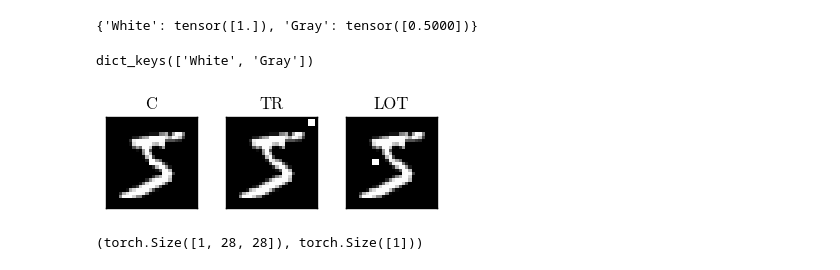
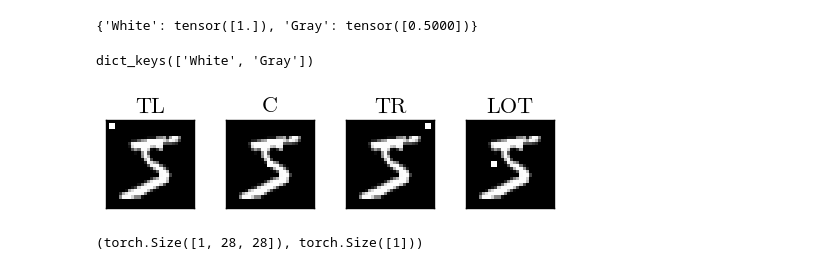
Before and after one commit to nishant-ingle/backdoors, a Jupyter notebook: pixel-conv2d-location.ipynb, the cells around one changed output. Saved outputs shown, nothing was run; the diff lists cells and outputs as text; code cells hidden in the pictures.

Commit message:
Kaggle Notebook | pixel conv2d location | Version 12

```diff
--- a/pixel-conv2d-location.ipynb
+++ b/pixel-conv2d-location.ipynb
@@ -115,7 +115,7 @@ def show_n_images(dataset, n=10):
 white = torch.tensor([1.0])
 gray = torch.tensor([0.5])
 # %%
-locations = ["center", "top-right", "left one-third"]
+locations = ["top-left", "center", "top-right", "left one-third"]
 # %%
 import matplotlib.pyplot as plt
 import torch
@@ -349,35 +349,35 @@ img, lbl = TriggeredCIFAR10(root='./data', train=True, download=True,
                             trigger_probability=1.0)[0]
 
 # [CHANGE 1] Keep/Ensure 1 channel instead of expanding to 3
 img = img.clone().expand(1, -1, -1)
 prop = fm.FontProperties(fname=font_path)
 
 images = []
 for loc in locations:
     # [CHANGE 2] Trigger color must be 1D tensor for grayscale
     images.append(add_color_trigger_to_image(img.clone(), torch.tensor([1.0]), loc))
 
 factor = 1.2
 fig, axes = plt.subplots(1, len(images), figsize=(len(images) * factor, factor), constrained_layout=True)
 
 if len(images) == 1:
     axes = [axes]
 
 for ax, im, title in zip(axes, images, locations):
     # [CHANGE 3] Add cmap='gray' so it doesn't render as a heat map
     ax.imshow(im.permute(1, 2, 0), cmap='gray')
 
-    ax.set_title(normalize_label(title), fontproperties=prop, fontsize=12)
+    ax.set_title(normalize_label(title), fontproperties=prop, fontsize=16)
     ax.set_xticks([])
     ax.set_yticks([])
     for spine in ax.spines.values():
         spine.set_edgecolor('black')
         spine.set_linewidth(1)
 
 plt.savefig('pixel_location_conv2d_triggers.pdf')
 plt.show()
 # %% [output]
-[figure, old version]
+[figure, new version]
 # %%
 train_dataset.color = None
 train_dataset[0][0].shape, colors[0].shape
```
Also changed, not shown: parts of 21 cells of this notebook.
